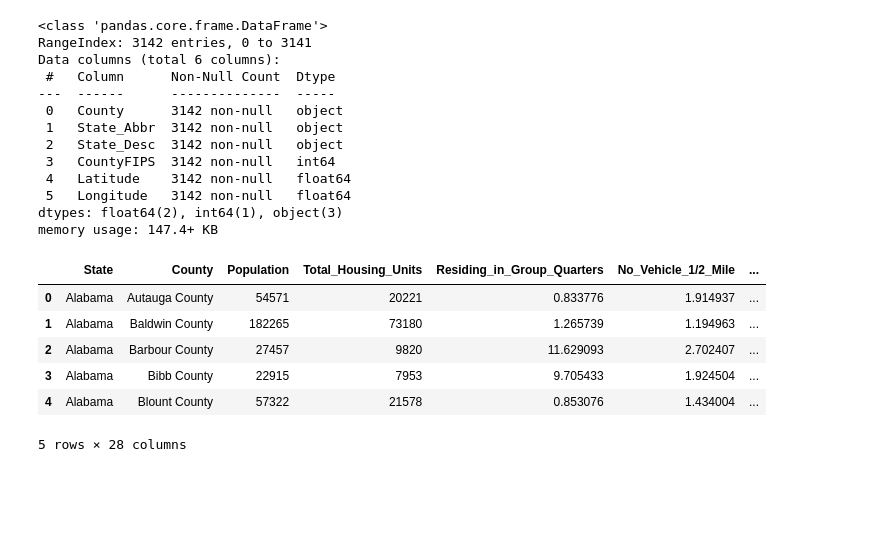
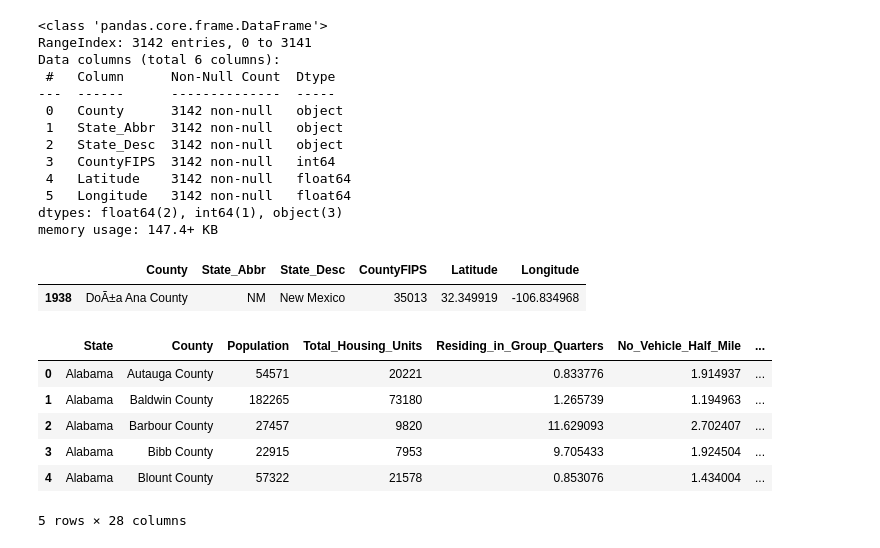
Before and after one commit to EricCroston/Physical_Social_Health_Predictors, a Jupyter notebook: Data_Cleaning_Notebooks/food_access_cleanup.ipynb, the cells around one changed output. Saved outputs shown, nothing was run; the diff lists cells and outputs as text; code cells hidden in the pictures; blank space fills up the shorter version.

```diff
--- a/Data_Cleaning_Notebooks/food_access_cleanup.ipynb
+++ b/Data_Cleaning_Notebooks/food_access_cleanup.ipynb
@@ -183,7 +183,16 @@ Data columns (total 6 columns):
  5   Longitude   3142 non-null   float64
 dtypes: float64(2), int64(1), object(3)
 memory usage: 147.4+ KB
+# %%
+missing_df = county_key_df[county_key_df['CountyFIPS'] == 35013]
+missing_df
+# %% [output]
+|  | County | State_Abbr | State_Desc | CountyFIPS | Latitude | Longitude |
+| 1938 | DoÃ±a Ana County | NM | New Mexico | 35013 | 32.349919 | -106.834968 |
 # %%
+# Update the value in the 'County' column where it matches the incorrect value
+county_key_df.loc[county_key_df['County'] == "DoÃ±a Ana County", 'County'] = "Do_¡¾a Ana County"
+
 # Merge the two DataFrames on County and State
 food_access_fips_df = pd.merge(
     food_access_df,
@@ -199,7 +208,7 @@ food_access_fips_df.drop(columns='State_Desc', inplace=True)
 # Check the first few rows of the merged dataframe
 food_access_fips_df.head()
 # %% [output]
-|  | State | County | Population | Total_Housing_Units | Residing_in_Group_Quarters | No_Vehicle_1/2_Mile | ... |
+|  | State | County | Population | Total_Housing_Units | Residing_in_Group_Quarters | No_Vehicle_Half_Mile | ... |
 | 0 | Alabama | Autauga County | 54571 | 20221 | 0.833776 | 1.914937 | ... |
 | 1 | Alabama | Baldwin County | 182265 | 73180 | 1.265739 | 1.194963 | ... |
 | 2 | Alabama | Barbour County | 27457 | 9820 | 11.629093 | 2.702407 | ... |
```
Also changed, not shown: parts of 6 cells of this notebook, 2 other files.
